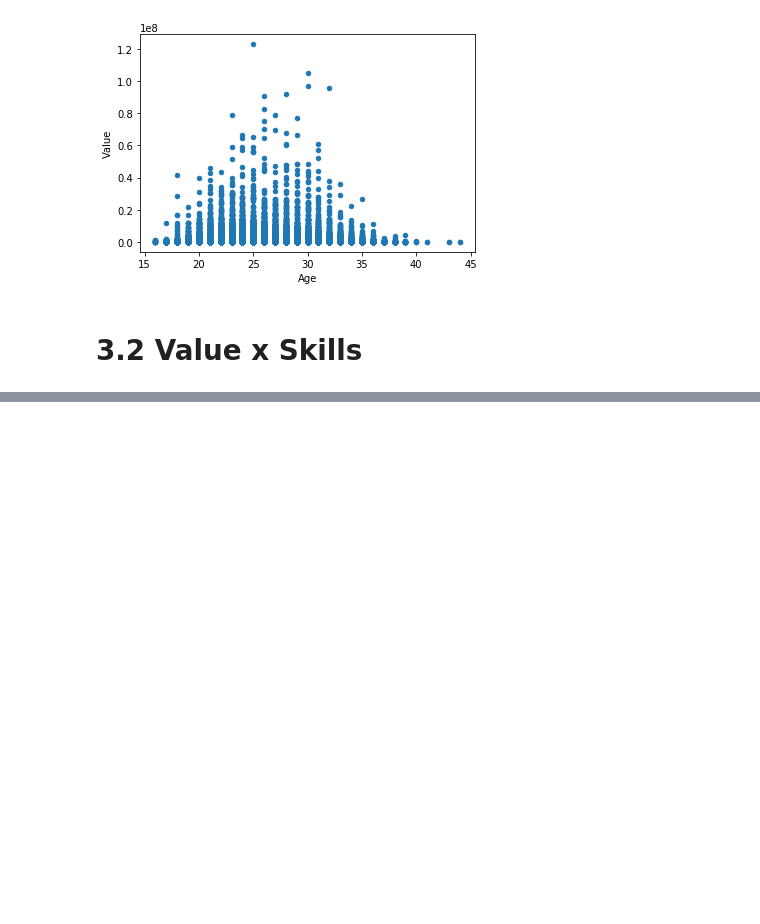
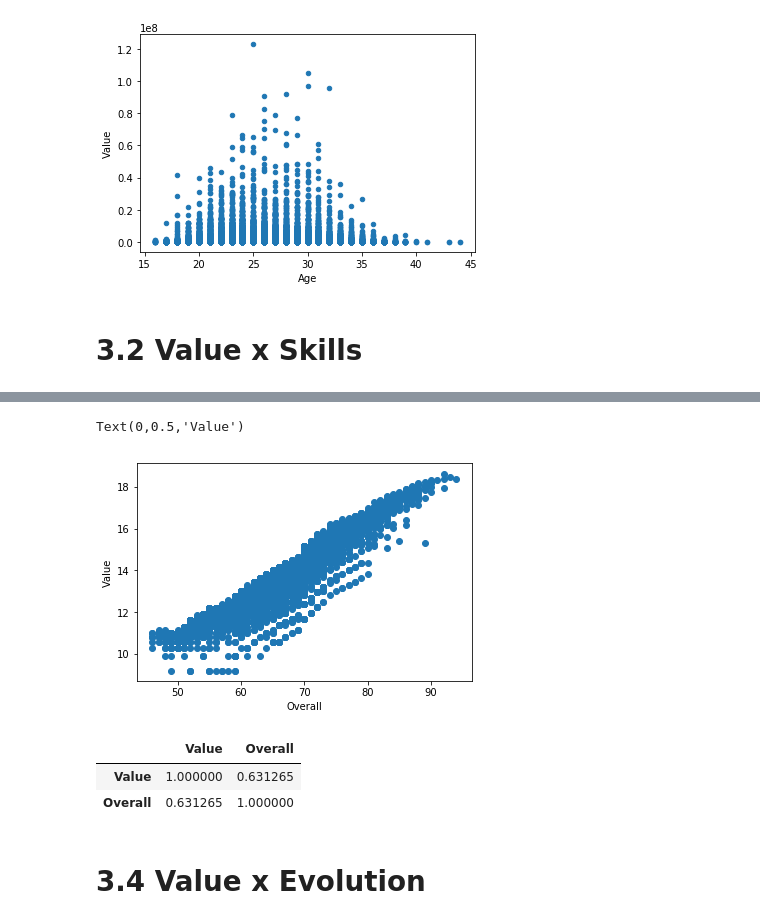
Before and after one commit to victorhabib/cdd-projeto-final, a Jupyter notebook: final project-checkpoint.ipynb, the cells around one changed output, grey strips where cells are left out. Cells and saved outputs as stored; diff of their text form; code cells hidden in the pictures; blank space fills up the shorter version.

```diff
--- a/final project-checkpoint.ipynb
+++ b/final project-checkpoint.ipynb
@@ -286,0 +411,6 @@ scatter
+# %%
+linhas = linhas
+colunas = ["Value", "Overall"]
+value_overall = fifa.loc[linhas, colunas]
+
+value_overall = value_overall.dropna()
@@ -286,0 +433,18 @@ scatter
+# %%
+y = np.log(fifa.Value)
+x = value_overall.Overall
+plt.scatter(x, y)
+plt.xlabel("Overall")
+plt.ylabel("Value")
+# %% [output]
+Text(0,0.5,'Value')
+[figure, added]
+# %%
+corr_value_overall = value_overall.corr()
+corr_value_overall
+# %% [output]
+|  | Value | Overall |
+| Value | 1.000000 | 0.631265 |
+| Overall | 0.631265 | 1.000000 |
+# %% [markdown]
+# 3.4 Value x Evolution
```
Also changed, not shown: parts of 17 cells of this notebook.
